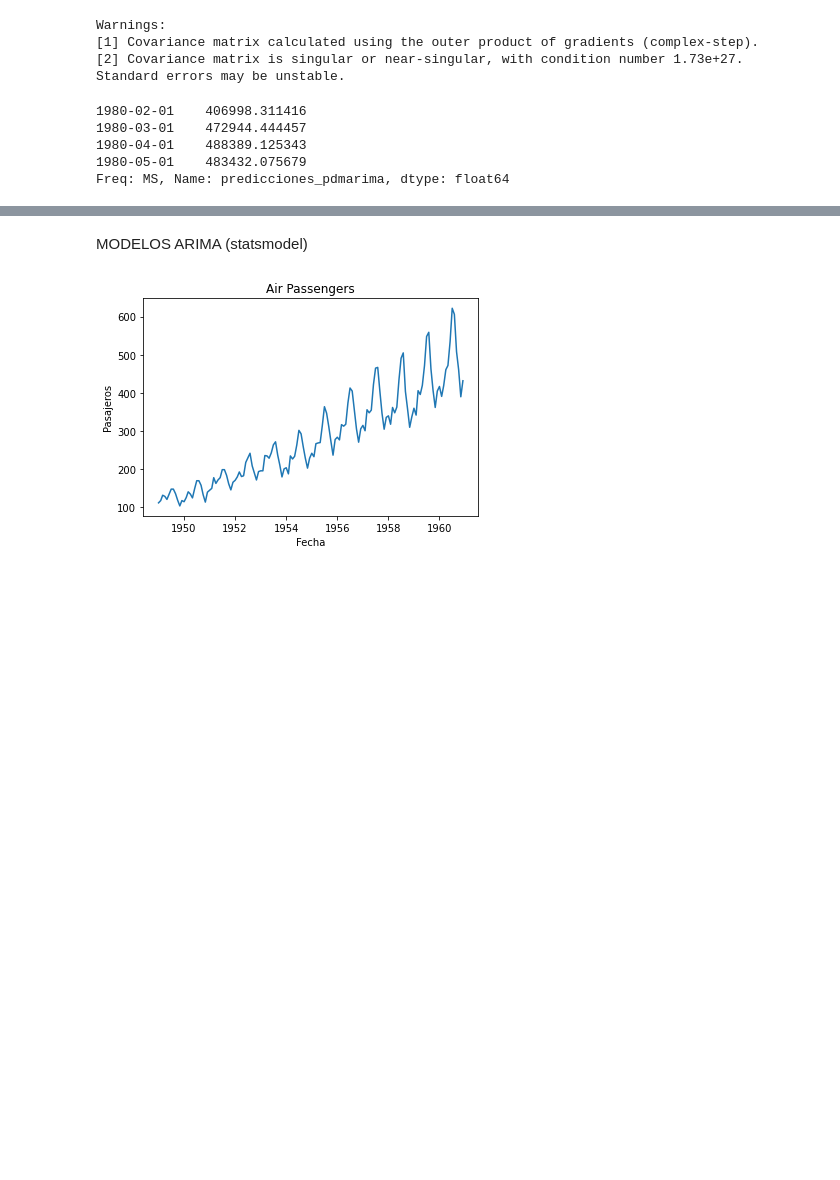
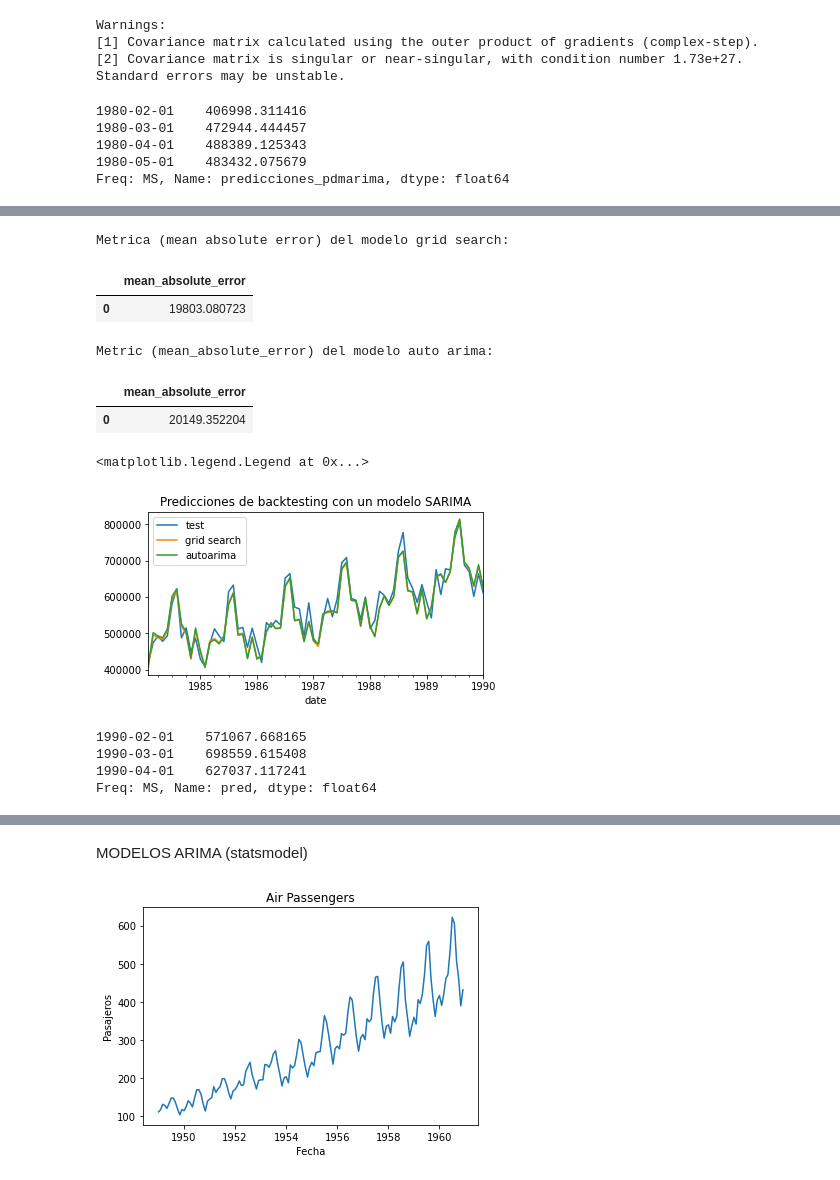
Before and after one commit to davidraamirez/drift-detection_data-augmentation, a Jupyter notebook: Modelos_prediccion/Modelos_autorregresivos.ipynb, the cells around one changed output, grey strips where cells are left out. Drawn from its saved outputs; the diff is of its cells as text; code cells hidden in the pictures; blank space fills up the shorter version.

```diff
--- a/Modelos_prediccion/Modelos_autorregresivos.ipynb
+++ b/Modelos_prediccion/Modelos_autorregresivos.ipynb
@@ -203,0 +242,2 @@ Freq: MS, Name: predicciones_pdmarima, dtype: float64
+# %%
+datos = datos.asfreq('MS')
@@ -203,0 +396,49 @@ Freq: MS, Name: predicciones_pdmarima, dtype: float64
+# %%
+# Comparación de métricas
+# ==============================================================================
+print("Metrica (mean absolute error) del modelo grid search:")
+display(metrica_m1)
+print("Metric (mean_absolute_error) del modelo auto arima:")
+display(metrica_m2)
+
+fig, ax = plt.subplots(figsize=(6, 3))
+datos.loc[fin_val:].plot(ax=ax, label='test')
+predicciones_m1 = predicciones_m1.rename(columns={'pred': 'grid search'})
+predicciones_m2 = predicciones_m2.rename(columns={'pred': 'autoarima'})
+predicciones_m1.plot(ax=ax)
+predicciones_m2.plot(ax=ax)
+ax.set_title('Predicciones de backtesting con un modelo SARIMA')
+ax.legend()
+# %% [output]
+Metrica (mean absolute error) del modelo grid search:
+|  | mean_absolute_error |
+| 0 | 19803.080723 |
+Metric (mean_absolute_error) del modelo auto arima:
+|  | mean_absolute_error |
+| 0 | 20149.352204 |
+<matplotlib.legend.Legend at 0x...>
+[figure, added]
+# %%
+# Entrenar modelo con datos desde 1969-01-01 hasta 1980-01-01
+# ==============================================================================
+forecaster = ForecasterSarimax(
+                regressor = Sarimax(
+                    order          = (0, 1, 1),
+                    seasonal_order = (1, 1, 1, 12),
+                    maxiter        = 500
+                )
+)
+forecaster.fit(y=datos.loc[:fin_train])
+
+# Predicción utilizando last window
+# ==============================================================================
+predicciones = forecaster.predict(
+                  steps       = 12,
+                  last_window = datos.loc[fin_train:]
+              )
+predicciones.head(3)
+# %% [output]
+1990-02-01    571067.668165
+1990-03-01    698559.615408
+1990-04-01    627037.117241
+Freq: MS, Name: pred, dtype: float64
```
Also changed, not shown: parts of 17 cells of this notebook, 1 other file.
